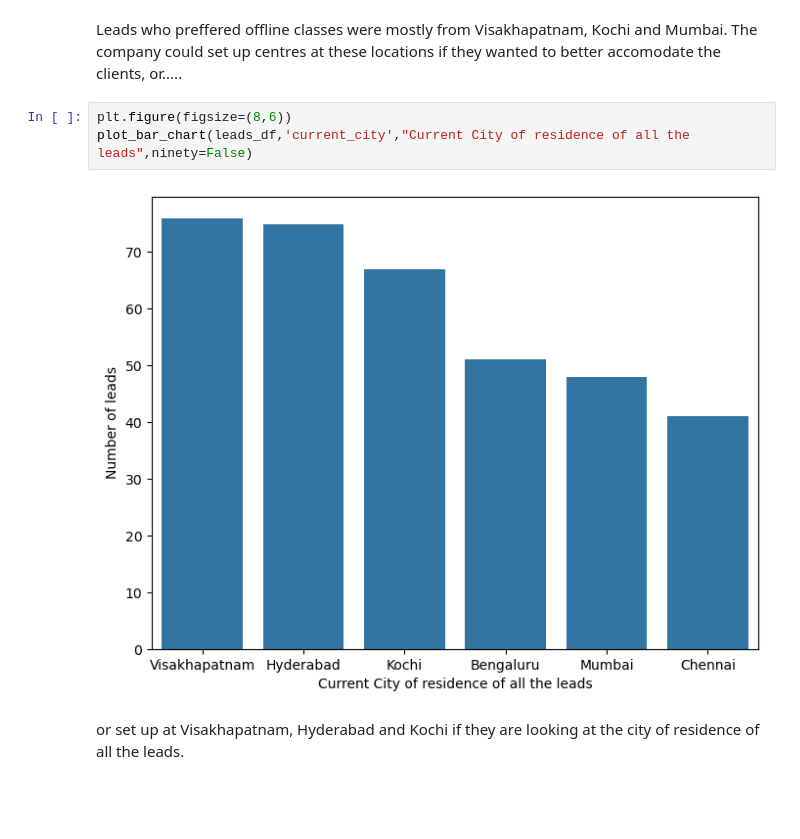
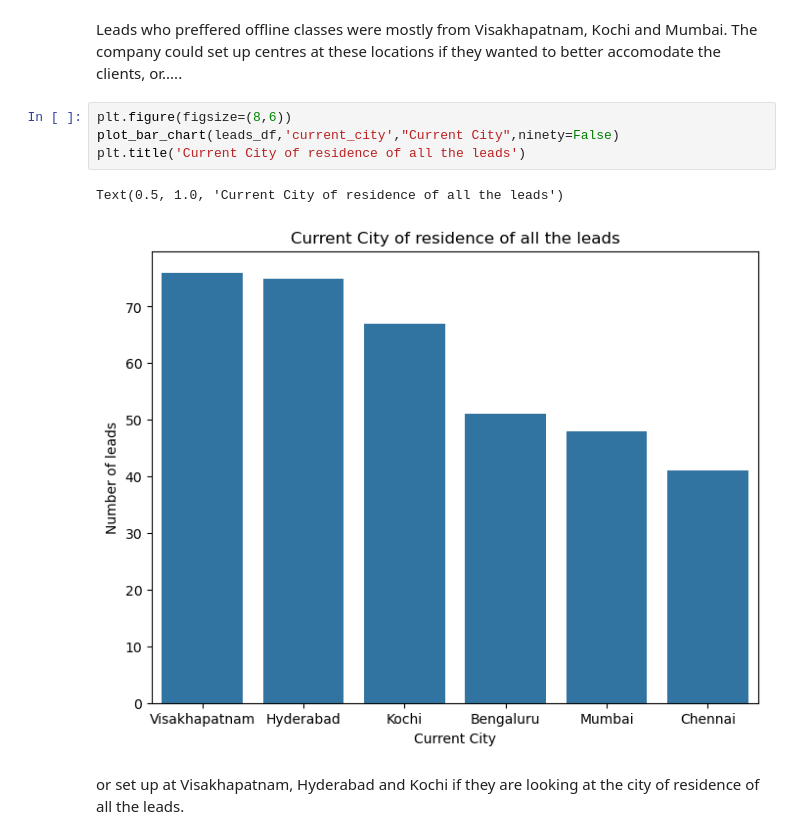
Before and after one commit to NajibAdan/EdTech_Analysis, a Jupyter notebook: edtech_analysis.ipynb, the cells around one changed output. Drawn from its saved outputs; the diff is of its cells as text; blank space fills up the shorter version.

```diff
--- a/edtech_analysis.ipynb
+++ b/edtech_analysis.ipynb
@@ -99,9 +103,11 @@ plt.title("City of residence of leads who preffer offline classes ");
 Leads who preffered offline classes were mostly from Visakhapatnam, Kochi and Mumbai. The company could set up centres at these locations if they wanted to better accomodate the clients, or.....
 # %%
 plt.figure(figsize=(8,6))
-plot_bar_chart(leads_df,'current_city',"Current City of residence of all the leads",ninety=False)
+plot_bar_chart(leads_df,'current_city',"Current City",ninety=False)
+plt.title('Current City of residence of all the leads')
 # %% [output]
+Text(0.5, 1.0, 'Current City of residence of all the leads')
-[figure, old version]
+[figure, new version]
 # %% [markdown]
 or set up at Visakhapatnam, Hyderabad and Kochi if they are looking at the city of residence of all the leads.
 # %%
```
Also changed, not shown: parts of 10 cells of this notebook, 1 other file.
